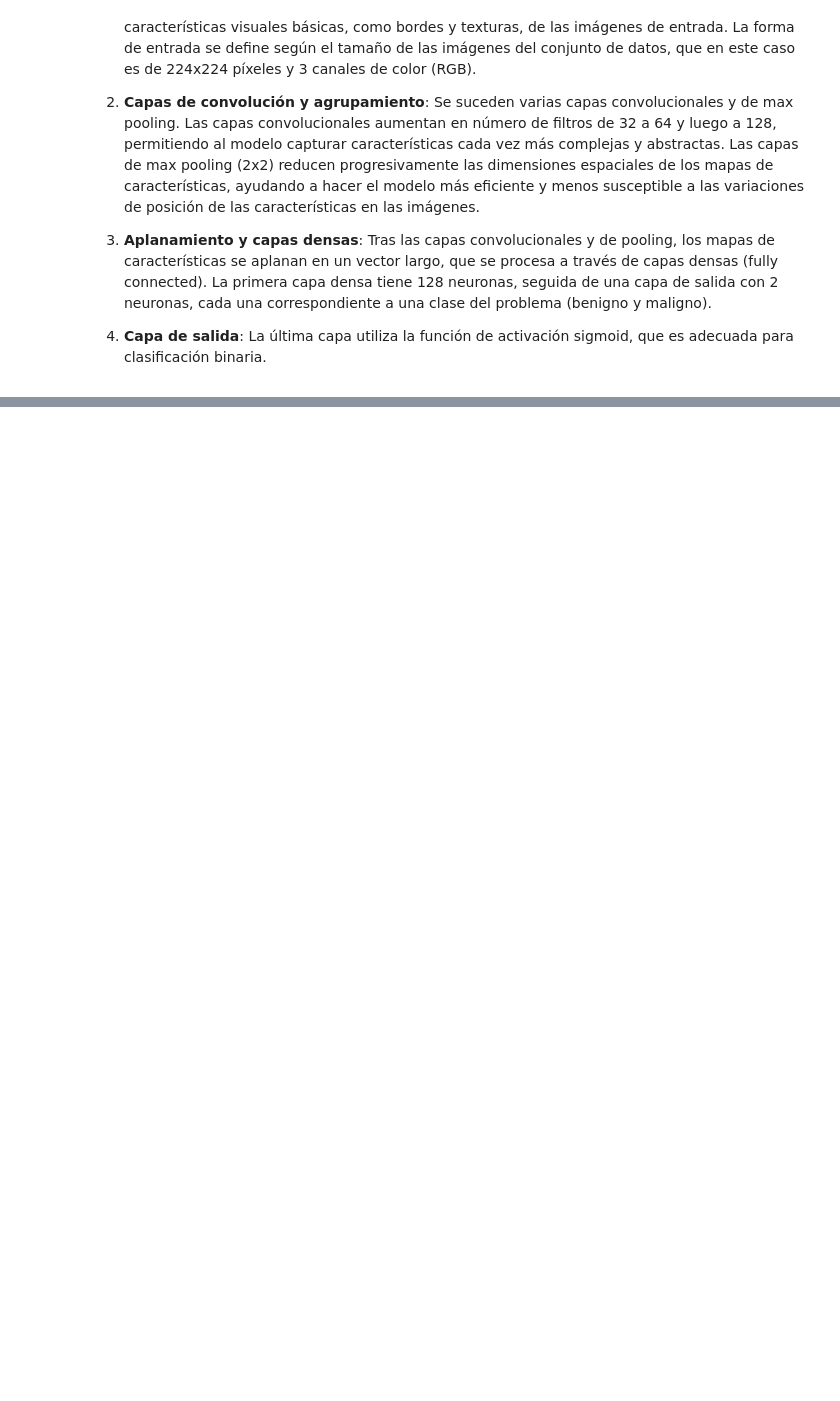
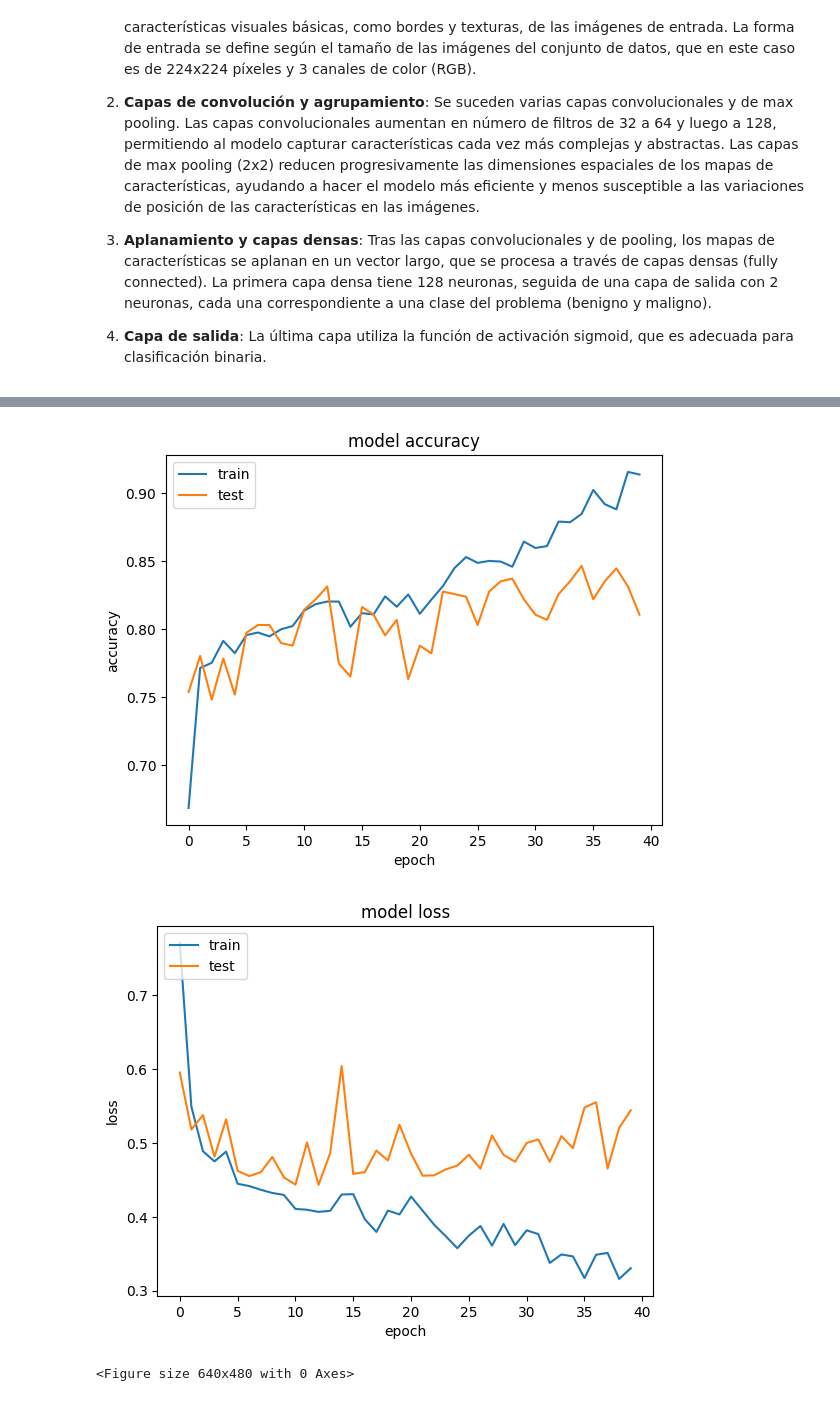
Before and after one commit to elena-cabrera/skin-cancer-detection, a Jupyter notebook: CNN_scratch.ipynb, the cells around one changed output, grey strips where cells are left out. Cells and saved outputs as stored; diff of their text form; code cells hidden in the pictures; blank space fills up the shorter version.

```diff
--- a/CNN_scratch.ipynb
+++ b/CNN_scratch.ipynb
@@ -188,0 +262,27 @@ Error:
+# %%
+input_shape = (224, 224, 3)  # Actualiza este valor según el tamaño real de tus imágenes
+
+model = Sequential()
+model.add(layers.Conv2D(32, (3, 3), activation='relu', input_shape=input_shape))
+model.add(layers.MaxPooling2D((2, 2)))
+model.add(layers.Conv2D(64, (3, 3), activation='relu'))
+model.add(layers.MaxPooling2D((2, 2)))
+model.add(layers.Conv2D(64, (3, 3), activation='relu'))
+model.add(layers.MaxPooling2D((2, 2)))
+model.add(layers.Conv2D(128, (3, 3), activation='relu'))
+model.add(layers.Flatten())
+model.add(layers.Dense(128, activation='relu', kernel_regularizer=regularizers.l2(0.001)))
+model.add(layers.Dropout(0.5))
+model.add(layers.Dense(2, activation='sigmoid'))
+# %%
+model.compile(optimizer='adam',
+              loss='binary_crossentropy',  # Cambio en la función de pérdida para clasificación binaria
+              metrics=['accuracy'])
+# %%
+history = model.fit(X_train,
+                    y_train,
+                    validation_split=0.2,
+                    epochs= 40,
+                    batch_size=64,
+                    verbose=1,
+                   )
@@ -195,18 +316,24 @@ model.save('./models/model.h5')
 # %%
 #print(history.history.keys())
 # summarize history for accuracy
-plt.plot(history.history['acc'])
-plt.plot(history.history['val_acc'])
+plt.plot(history.history['accuracy'])
+plt.plot(history.history['val_accuracy'])
 plt.title('model accuracy')
 plt.ylabel('accuracy')
 plt.xlabel('epoch')
 plt.legend(['train', 'test'], loc='upper left')
 plt.show()
+plt.savefig('images/acc-40.png')
 # summarize history for loss
 plt.plot(history.history['loss'])
 plt.plot(history.history['val_loss'])
 plt.title('model loss')
 plt.ylabel('loss')
 plt.xlabel('epoch')
 plt.legend(['train', 'test'], loc='upper left')
 plt.show()
+plt.savefig('images/loss-40.png')
+# %% [output]
+[figure, added]
+[figure, added]
+<Figure size 640x480 with 0 Axes>
```
Also changed, not shown: parts of 14 cells of this notebook.
